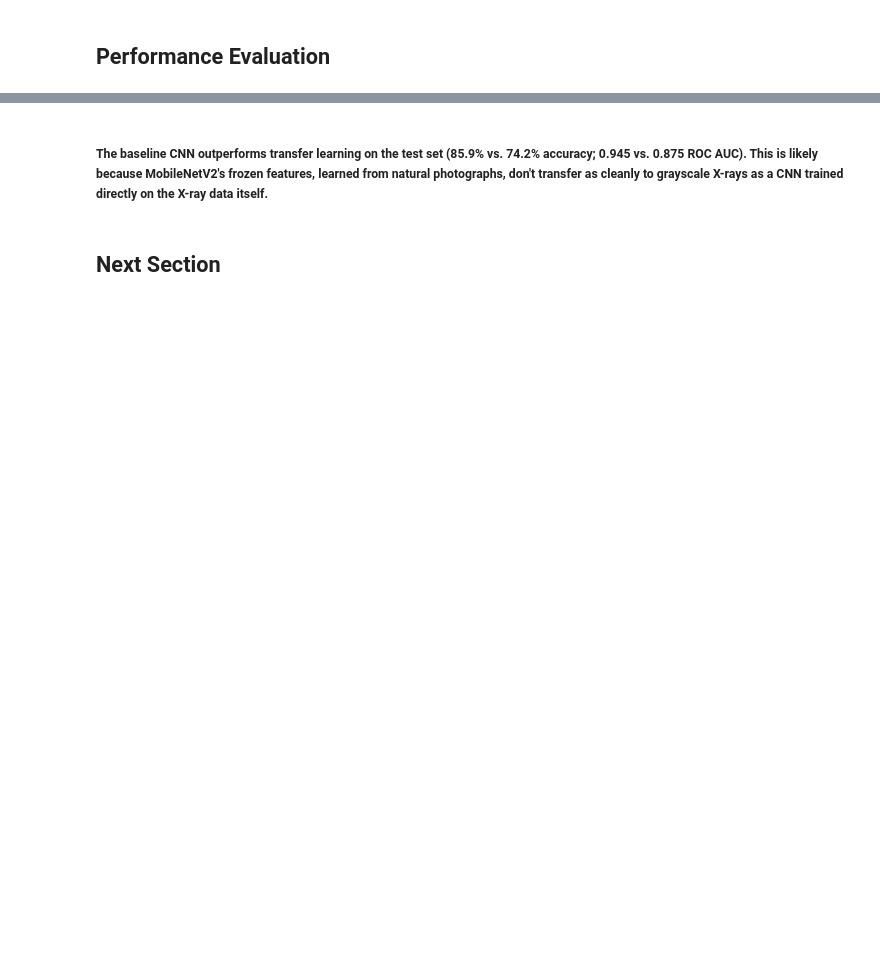
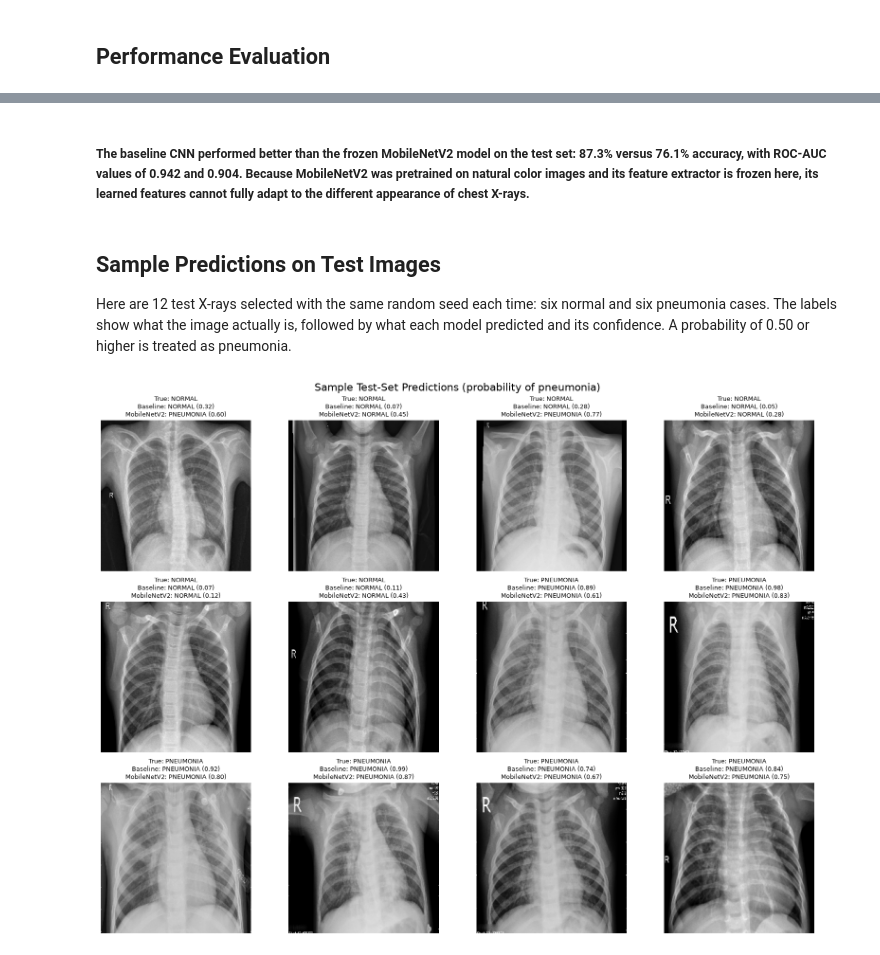
Before and after one commit to kariniemicarson/NeuralNetworks, a Jupyter notebook: Project 5/project5.ipynb, the cells around one changed output, grey strips where cells are left out. Drawn from its saved outputs; the diff is of its cells as text; code cells hidden in the pictures; blank space fills up the shorter version.

```diff
--- a/Project 5/project5.ipynb
+++ b/Project 5/project5.ipynb
@@ -494,4 +482,44 @@ Transfer ROC AUC: 0.8749
 # %% [markdown]
-##### The baseline CNN outperforms transfer learning on the test set (85.9% vs. 74.2% accuracy; 0.945 vs. 0.875 ROC AUC). This is likely because MobileNetV2's frozen features, learned from natural photographs, don't transfer as cleanly to grayscale X-rays as a CNN trained directly on the X-ray data itself.
+##### The baseline CNN performed better than the frozen MobileNetV2 model on the test set: 87.3% versus 76.1% accuracy, with ROC-AUC values of 0.942 and 0.904. Because MobileNetV2 was pretrained on natural color images and its feature extractor is frozen here, its learned features cannot fully adapt to the different appearance of chest X-rays.
 # %% [markdown]
-## Next Section
+## Sample Predictions on Test Images
+
+Here are 12 test X-rays selected with the same random seed each time: six normal and six pneumonia cases. The labels show what the image actually is, followed by what each model predicted and its confidence. A probability of 0.50 or higher is treated as pneumonia.
+# %%
+# Draw the same reproducible, balanced sample for both models.
+rng = np.random.default_rng(SEED)
+y_true_flat = y_true.astype(int).ravel()
+normal_idx = rng.choice(np.where(y_true_flat == 0)[0], size=6, replace=False)
+pneumonia_idx = rng.choice(np.where(y_true_flat == 1)[0], size=6, replace=False)
+sample_indices = np.sort(np.concatenate([normal_idx, pneumonia_idx]))
+
+# Retrieve only the selected images so the full test set is not held in memory.
+selected_images = {}
+start = 0
+for image_batch, _ in test_ds:
+    stop = start + image_batch.shape[0]
+    for index in sample_indices:
+        if start <= index < stop:
+            selected_images[index] = image_batch[index - start].numpy()
+    start = stop
+
+label_names = np.array(["NORMAL", "PNEUMONIA"])
+fig, axes = plt.subplots(3, 4, figsize=(16, 12))
+for ax, index in zip(axes.ravel(), sample_indices):
+    ax.imshow(selected_images[index])
+    true_label = label_names[y_true_flat[index]]
+    baseline_label = label_names[int(y_prob[index] >= 0.5)]
+    transfer_label = label_names[int(y_prob_transfer[index] >= 0.5)]
+    ax.set_title(
+        f"True: {true_label}\n"
+        f"Baseline: {baseline_label} ({y_prob[index]:.2f})\n"
+        f"MobileNetV2: {transfer_label} ({y_prob_transfer[index]:.2f})",
+        fontsize=9
+    )
+    ax.axis("off")
+
+plt.suptitle("Sample Test-Set Predictions (probability of pneumonia)", fontsize=16)
+plt.tight_layout()
+plt.show()
+# %% [output]
+[figure, added]
```
Also changed, not shown: parts of 18 cells of this notebook.
